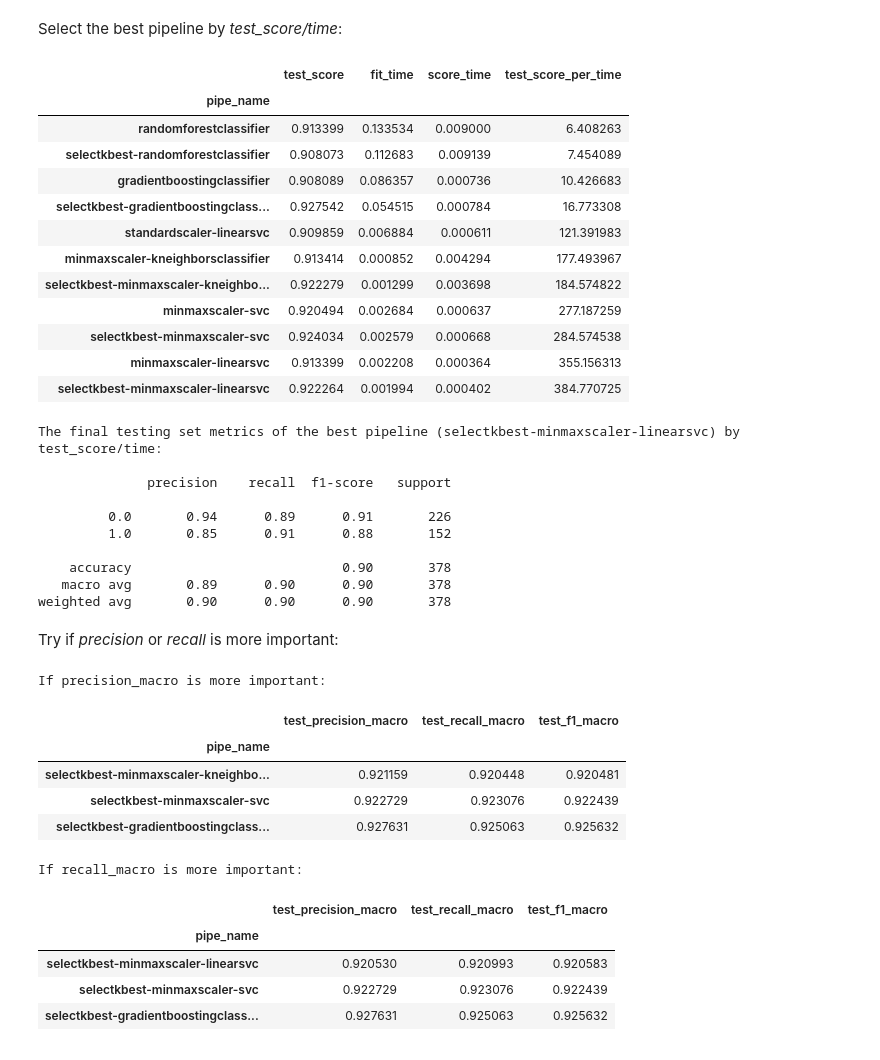
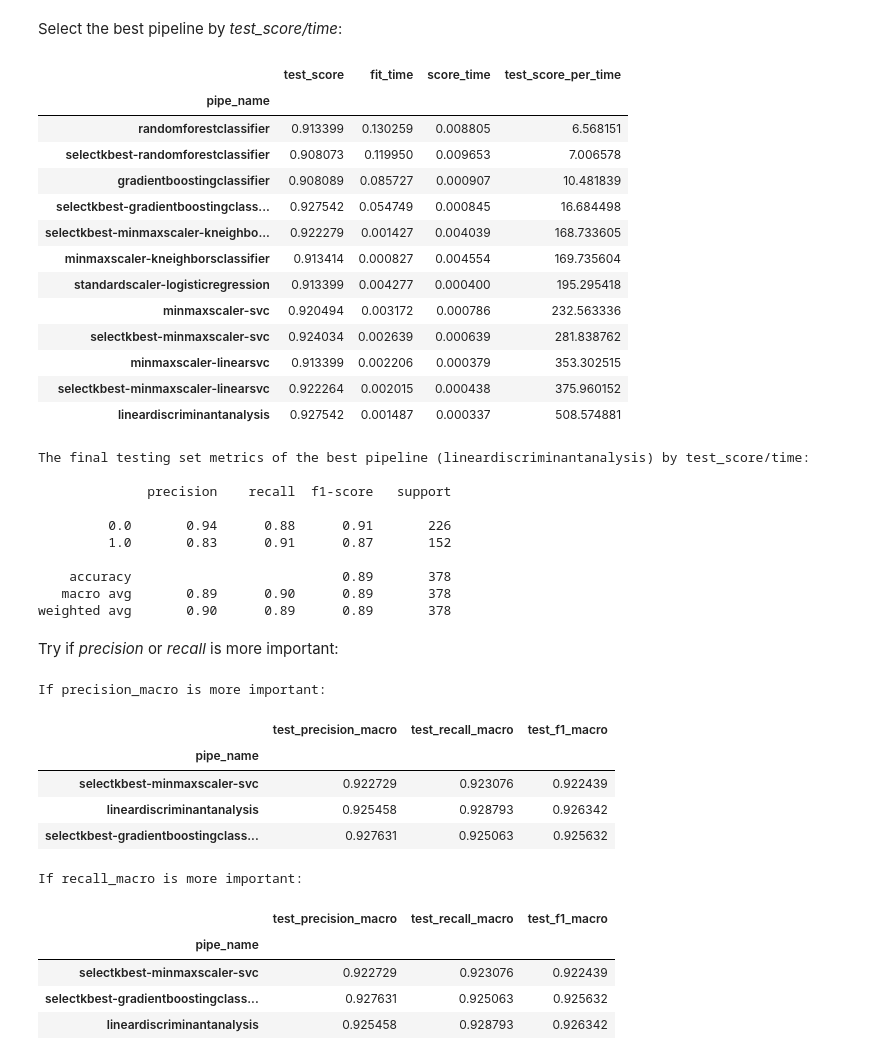
Before and after one commit to moskytw/data-science-with-python, a Jupyter notebook: handouts/pipe_and_cv.ipynb, the cells around one changed output. Cells and saved outputs as stored; diff of their text form; code cells hidden in the pictures.

Commit message:
Add LDA and logistic

```diff
--- a/handouts/pipe_and_cv.ipynb
+++ b/handouts/pipe_and_cv.ipynb
@@ -43,16 +46,31 @@ X_train, X_test, y_train, y_test = model_selection.train_test_split(
 def get_pipe_name(pipe):
     return '-'.join(s[0] for s in pipe.steps)
 # %%
-# doesn't count the logistic_and_lda.ipynb in
 pipes = [
+    pipeline.make_pipeline(discriminant_analysis.LinearDiscriminantAnalysis()),
     pipeline.make_pipeline(
         preprocessing.StandardScaler(),
-        svm.LinearSVC(random_state=20200503),
+        linear_model.LogisticRegression(random_state=20201017)
     ),
+    # # lost
+    # pipeline.make_pipeline(
+    #     preprocessing.MinMaxScaler(),
+    #     linear_model.LogisticRegression(random_state=20201017)
+    # ),
+    # # lost
+    # pipeline.make_pipeline(
+    #     preprocessing.StandardScaler(),
+    #     svm.LinearSVC(random_state=20200503),
+    # ),
     pipeline.make_pipeline(
         preprocessing.MinMaxScaler(),
         svm.LinearSVC(random_state=20200503),
     ),
+    # # lost
+    # pipeline.make_pipeline(
+    #     preprocessing.StandardScaler(),
+    #     neighbors.KNeighborsClassifier(),
+    # ),
     pipeline.make_pipeline(
         preprocessing.MinMaxScaler(),
         neighbors.KNeighborsClassifier(),
@@ -92,7 +110,7 @@ pipes = [
     ),
 ]
 
-pipe_name_to_pipe_map = dict(zip(map(get_pipe_name, pipes),
+pipe_name_to_pipe_dict = dict(zip(map(get_pipe_name, pipes),
                                  pipes))
 # %%
 cv_list = [
@@ -151,45 +169,46 @@ Select the best pipeline by _test_score/time_:
 # %%
 df = cv_1_df
 df = (df
       .groupby('pipe_name')
       [['test_score', 'fit_time', 'score_time']]
       .mean())
 df = df.assign(test_score_per_time=df.test_score/(df.fit_time+df.score_time))
 df = df.sort_values('test_score_per_time')
 display(df)
 
 pipe_name = df.index[-1]
-pipe = pipe_name_to_pipe_map[pipe_name]
+pipe = pipe_name_to_pipe_dict[pipe_name]
 
 pipe.fit(X_train, y_train)
 y_test_hat = pipe.predict(X_test)
 
 print(f'The final testing set metrics of the best pipeline ({pipe_name}) by test_score/time:\n')
 print(metrics.classification_report(y_test, y_test_hat))
 # %% [output]
 |  | test_score | fit_time | score_time | test_score_per_time |
 | pipe_name |  |  |  |  |
-| randomforestclassifier | 0.913399 | 0.133534 | 0.009000 | 6.408263 |
-| selectkbest-randomforestclassifier | 0.908073 | 0.112683 | 0.009139 | 7.454089 |
-| gradientboostingclassifier | 0.908089 | 0.086357 | 0.000736 | 10.426683 |
-| selectkbest-gradientboostingclass... | 0.927542 | 0.054515 | 0.000784 | 16.773308 |
-| standardscaler-linearsvc | 0.909859 | 0.006884 | 0.000611 | 121.391983 |
-| minmaxscaler-kneighborsclassifier | 0.913414 | 0.000852 | 0.004294 | 177.493967 |
-| selectkbest-minmaxscaler-kneighbo... | 0.922279 | 0.001299 | 0.003698 | 184.574822 |
-| minmaxscaler-svc | 0.920494 | 0.002684 | 0.000637 | 277.187259 |
-| selectkbest-minmaxscaler-svc | 0.924034 | 0.002579 | 0.000668 | 284.574538 |
-| minmaxscaler-linearsvc | 0.913399 | 0.002208 | 0.000364 | 355.156313 |
-| selectkbest-minmaxscaler-linearsvc | 0.922264 | 0.001994 | 0.000402 | 384.770725 |
+| randomforestclassifier | 0.913399 | 0.130259 | 0.008805 | 6.568151 |
+| selectkbest-randomforestclassifier | 0.908073 | 0.119950 | 0.009653 | 7.006578 |
+| gradientboostingclassifier | 0.908089 | 0.085727 | 0.000907 | 10.481839 |
+| selectkbest-gradientboostingclass... | 0.927542 | 0.054749 | 0.000845 | 16.684498 |
+| selectkbest-minmaxscaler-kneighbo... | 0.922279 | 0.001427 | 0.004039 | 168.733605 |
+| minmaxscaler-kneighborsclassifier | 0.913414 | 0.000827 | 0.004554 | 169.735604 |
+| standardscaler-logisticregression | 0.913399 | 0.004277 | 0.000400 | 195.295418 |
+| minmaxscaler-svc | 0.920494 | 0.003172 | 0.000786 | 232.563336 |
+| selectkbest-minmaxscaler-svc | 0.924034 | 0.002639 | 0.000639 | 281.838762 |
+| minmaxscaler-linearsvc | 0.913399 | 0.002206 | 0.000379 | 353.302515 |
+| selectkbest-minmaxscaler-linearsvc | 0.922264 | 0.002015 | 0.000438 | 375.960152 |
+| lineardiscriminantanalysis | 0.927542 | 0.001487 | 0.000337 | 508.574881 |
-The final testing set metrics of the best pipeline (selectkbest-minmaxscaler-linearsvc) by test_score/time:
+The final testing set metrics of the best pipeline (lineardiscriminantanalysis) by test_score/time:
 
               precision    recall  f1-score   support
 
-         0.0       0.94      0.89      0.91       226
-         1.0       0.85      0.91      0.88       152
+         0.0       0.94      0.88      0.91       226
+         1.0       0.83      0.91      0.87       152
 
-    accuracy                           0.90       378
-   macro avg       0.89      0.90      0.90       378
-weighted avg       0.90      0.90      0.90       378
+    accuracy                           0.89       378
+   macro avg       0.89      0.90      0.89       378
+weighted avg       0.90      0.89      0.89       378
 # %% [markdown]
 Try if _precision_ or _recall_ is more important:
 # %%
@@ -228,12 +247,12 @@ display(df.tail(3))
 If precision_macro is more important:
 |  | test_precision_macro | test_recall_macro | test_f1_macro |
 | pipe_name |  |  |  |
-| selectkbest-minmaxscaler-kneighbo... | 0.921159 | 0.920448 | 0.920481 |
 | selectkbest-minmaxscaler-svc | 0.922729 | 0.923076 | 0.922439 |
+| lineardiscriminantanalysis | 0.925458 | 0.928793 | 0.926342 |
 | selectkbest-gradientboostingclass... | 0.927631 | 0.925063 | 0.925632 |
 If recall_macro is more important:
 |  | test_precision_macro | test_recall_macro | test_f1_macro |
 | pipe_name |  |  |  |
-| selectkbest-minmaxscaler-linearsvc | 0.920530 | 0.920993 | 0.920583 |
 | selectkbest-minmaxscaler-svc | 0.922729 | 0.923076 | 0.922439 |
 | selectkbest-gradientboostingclass... | 0.927631 | 0.925063 | 0.925632 |
+| lineardiscriminantanalysis | 0.925458 | 0.928793 | 0.926342 |
```
Also changed, not shown: parts of 2 cells of this notebook.
